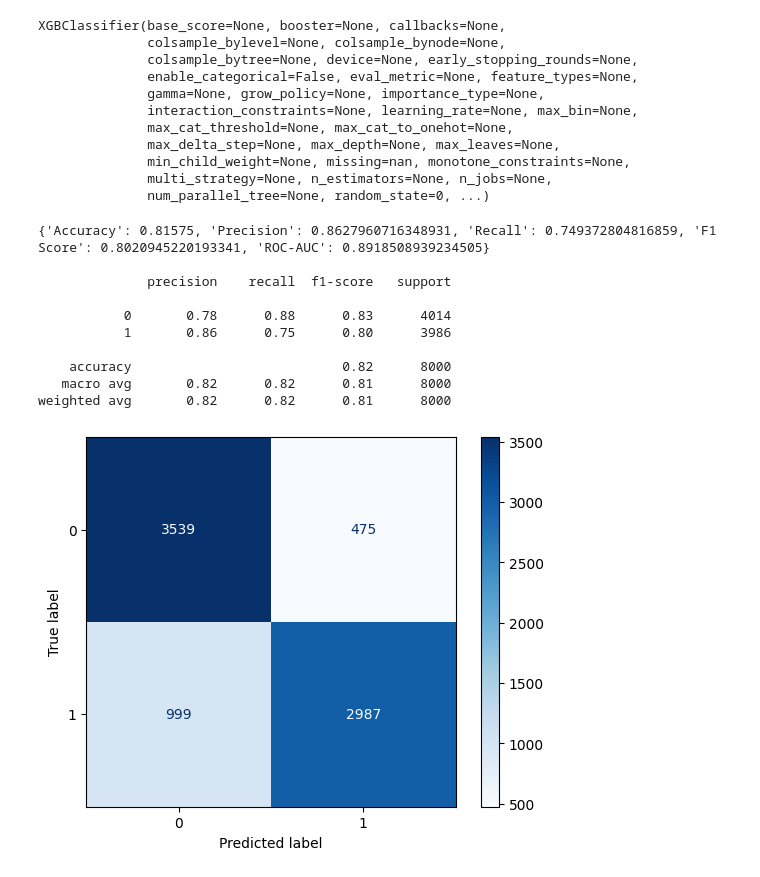
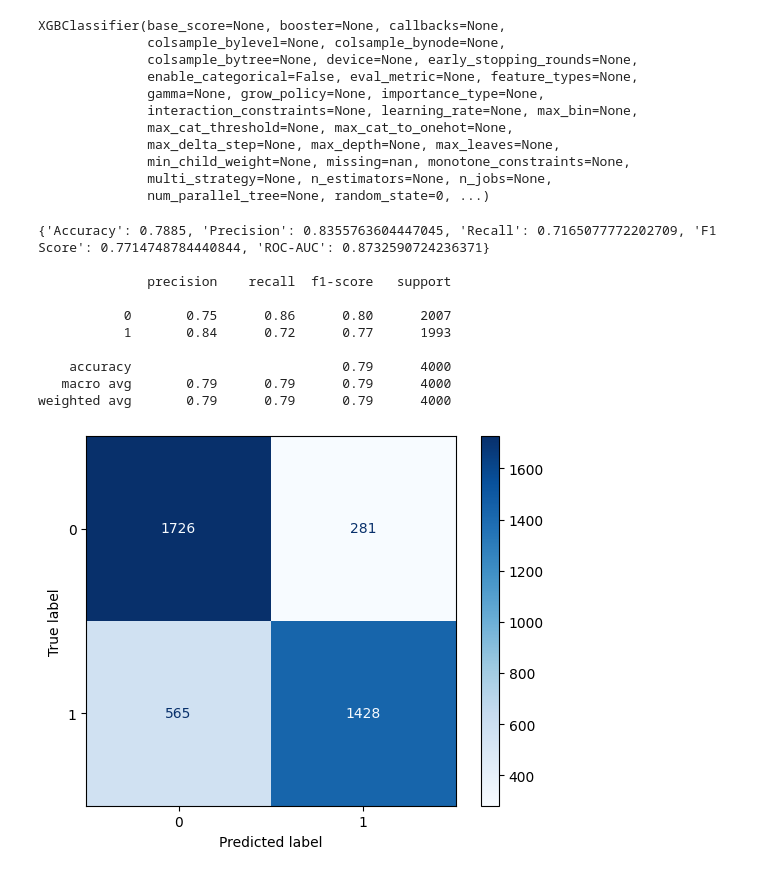
Before and after one commit to matkubita/ClickbaitDetectionThesis, a Jupyter notebook: notebooks/5-TFIDF_Traditional_ML_Models.ipynb, the cells around one changed output. Cells and saved outputs as stored; diff of their text form; code cells hidden in the pictures.

```diff
--- a/notebooks/5-TFIDF_Traditional_ML_Models.ipynb
+++ b/notebooks/5-TFIDF_Traditional_ML_Models.ipynb
@@ -129,22 +83,19 @@ XGBClassifier(base_score=None, booster=None, callbacks=None,
               multi_strategy=None, n_estimators=None, n_jobs=None,
               num_parallel_tree=None, random_state=0, ...)
 # %%
-pred_xgb = xgb_model.predict(xv_test)
-pred_xgb_prob = xgb_model.predict_proba(xv_test)
+pred_xgb = xgb_model.predict(xv_val)
+pred_xgb_prob = xgb_model.predict_proba(xv_val)
-# %%
-print(calculate_metrics(y_test, pred_xgb, pred_xgb_prob[:,1]))
-print()
-print(classification_report(y_test, pred_xgb))
-plot_confusion_matrix(y_test, pred_xgb)
-# %% [output]
-{'Accuracy': 0.81575, 'Precision': 0.8627960716348931, 'Recall': 0.749372804816859, 'F1 Score': 0.8020945220193341, 'ROC-AUC': 0.8918508939234505}
-
-              precision    recall  f1-score   support
-
-           0       0.78      0.88      0.83      4014
-           1       0.86      0.75      0.80      3986
-
-    accuracy                           0.82      8000
-   macro avg       0.82      0.82      0.81      8000
-weighted avg       0.82      0.82      0.81      8000
-[figure, removed]
+# %%
+create_summary_for_model_metrics(y_val, pred_xgb, pred_xgb_prob[:,1])
+# %% [output]
+{'Accuracy': 0.7885, 'Precision': 0.8355763604447045, 'Recall': 0.7165077772202709, 'F1 Score': 0.7714748784440844, 'ROC-AUC': 0.8732590724236371}
+
+              precision    recall  f1-score   support
+
+           0       0.75      0.86      0.80      2007
+           1       0.84      0.72      0.77      1993
+
+    accuracy                           0.79      4000
+   macro avg       0.79      0.79      0.79      4000
+weighted avg       0.79      0.79      0.79      4000
+[figure, added]
```
Also changed, not shown: parts of 10 cells of this notebook, 11 other files.
